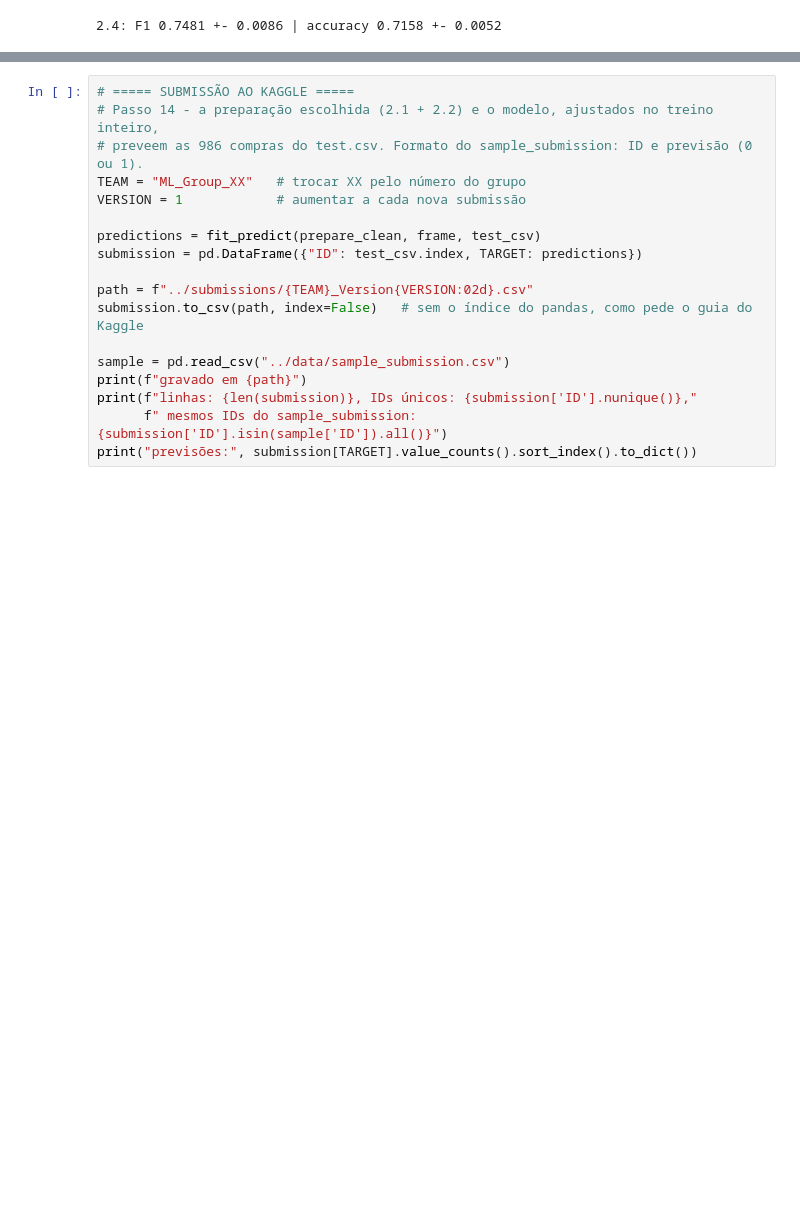
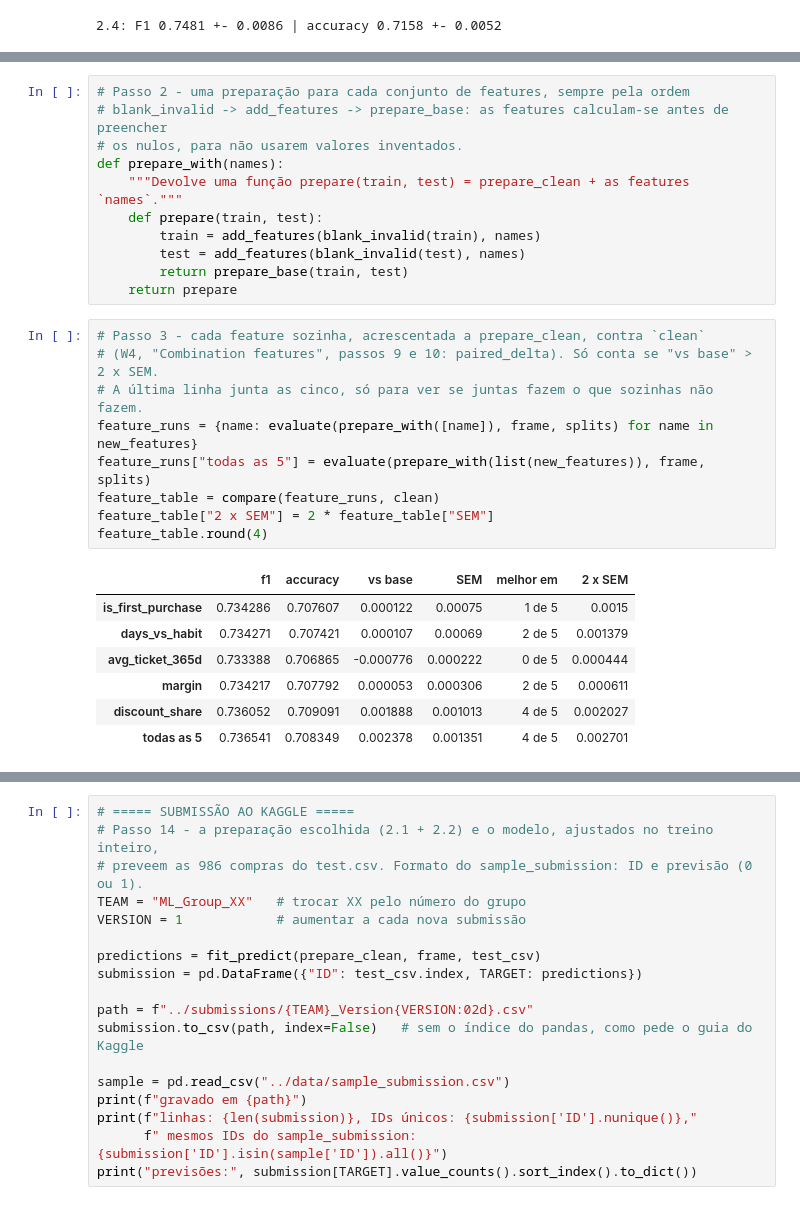
Before and after one commit to josebrites16/ML_project_2026-copia, a Jupyter notebook: notebooks/02_preprocessing.ipynb, the cells around one changed output, grey strips where cells are left out. Saved outputs shown, nothing was run; the diff lists cells and outputs as text; blank space fills up the shorter version.

```diff
--- a/notebooks/02_preprocessing.ipynb
+++ b/notebooks/02_preprocessing.ipynb
@@ -479,0 +517,28 @@ print(f"2.4: F1 {result_24['f1'].mean():.4f} +- {sem(result_24['f1']):.4f}"
+# %%
+# Passo 2 - uma preparação para cada conjunto de features, sempre pela ordem
+# blank_invalid -> add_features -> prepare_base: as features calculam-se antes de preencher
+# os nulos, para não usarem valores inventados.
+def prepare_with(names):
+    """Devolve uma função prepare(train, test) = prepare_clean + as features `names`."""
+    def prepare(train, test):
+        train = add_features(blank_invalid(train), names)
+        test = add_features(blank_invalid(test), names)
+        return prepare_base(train, test)
+    return prepare
+# %%
+# Passo 3 - cada feature sozinha, acrescentada a prepare_clean, contra `clean`
+# (W4, "Combination features", passos 9 e 10: paired_delta). Só conta se "vs base" > 2 x SEM.
+# A última linha junta as cinco, só para ver se juntas fazem o que sozinhas não fazem.
+feature_runs = {name: evaluate(prepare_with([name]), frame, splits) for name in new_features}
+feature_runs["todas as 5"] = evaluate(prepare_with(list(new_features)), frame, splits)
+feature_table = compare(feature_runs, clean)
+feature_table["2 x SEM"] = 2 * feature_table["SEM"]
+feature_table.round(4)
+# %% [output]
+|  | f1 | accuracy | vs base | SEM | melhor em | 2 x SEM |
+| is_first_purchase | 0.734286 | 0.707607 | 0.000122 | 0.00075 | 1 de 5 | 0.0015 |
+| days_vs_habit | 0.734271 | 0.707421 | 0.000107 | 0.00069 | 2 de 5 | 0.001379 |
+| avg_ticket_365d | 0.733388 | 0.706865 | -0.000776 | 0.000222 | 0 de 5 | 0.000444 |
+| margin | 0.734217 | 0.707792 | 0.000053 | 0.000306 | 2 de 5 | 0.000611 |
+| discount_share | 0.736052 | 0.709091 | 0.001888 | 0.001013 | 4 de 5 | 0.002027 |
+| todas as 5 | 0.736541 | 0.708349 | 0.002378 | 0.001351 | 4 de 5 | 0.002701 |
```
Also changed, not shown: parts of 3 cells of this notebook.
